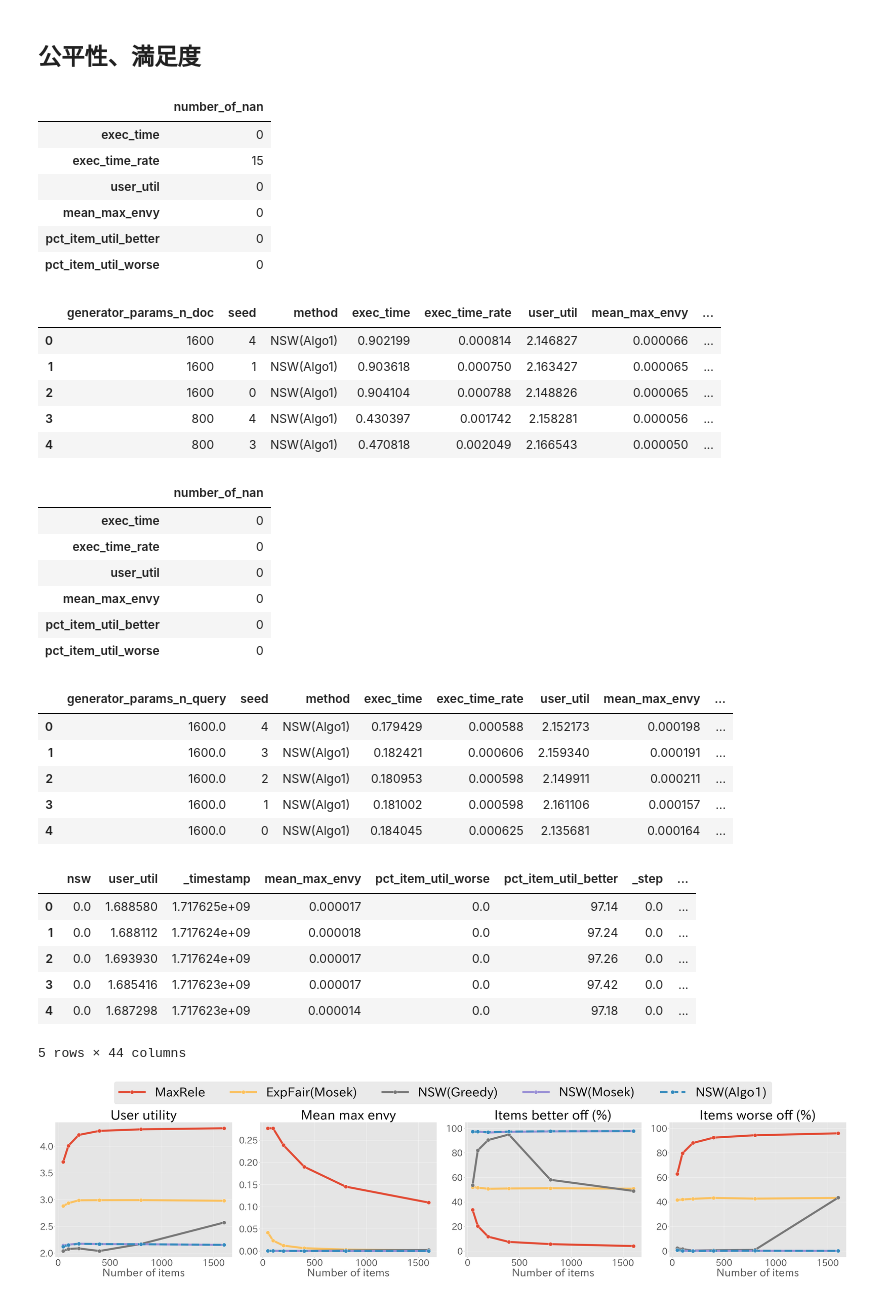
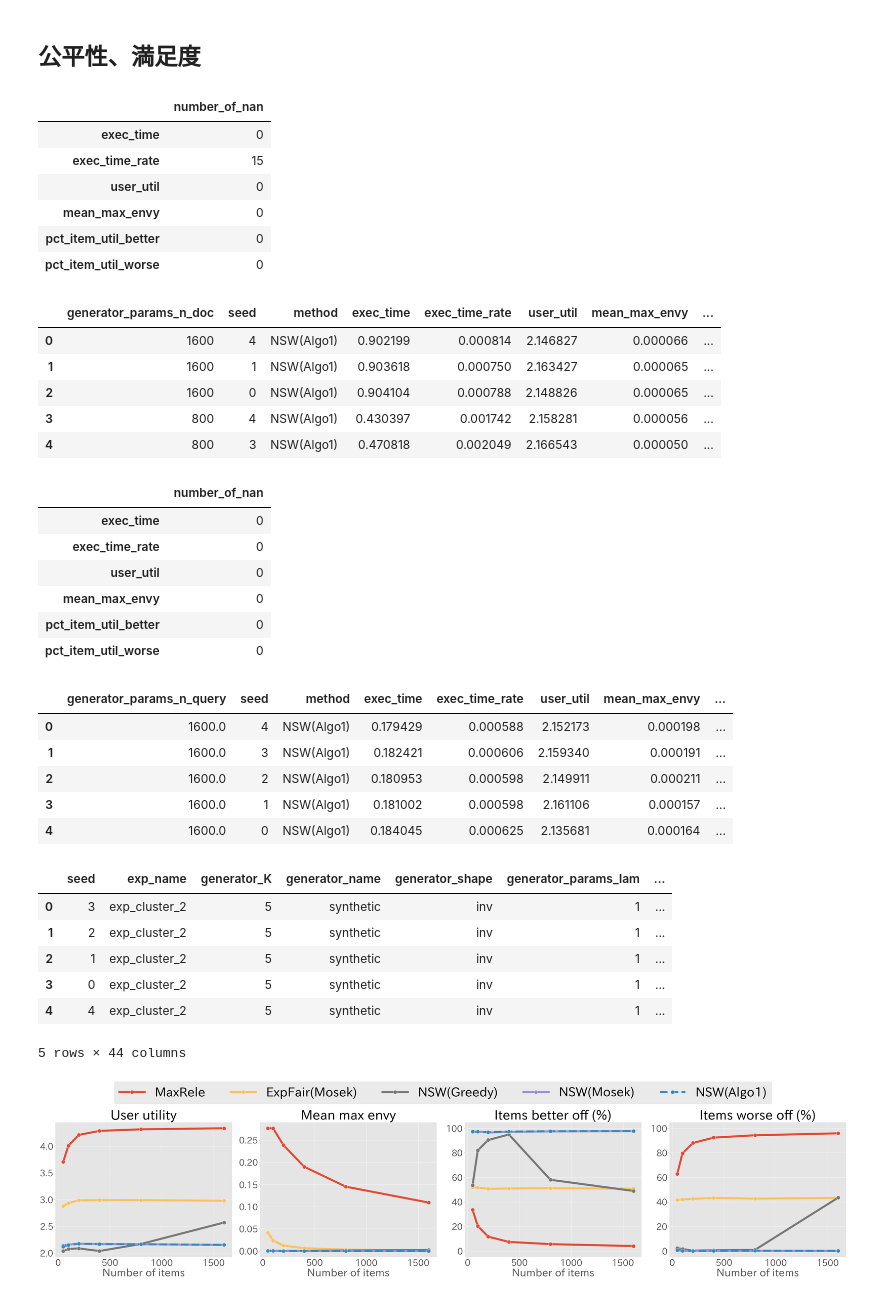
Before and after one commit to tubo213/nsw-with-optimal-transport, a Jupyter notebook: notebook/plot.ipynb, the cells around one changed output. Drawn from its saved outputs; the diff is of its cells as text; code cells hidden in the pictures.

```diff
--- a/notebook/plot.ipynb
+++ b/notebook/plot.ipynb
@@ -365,7 +365,7 @@ display(varying_user_size_result.head(5))
 # クラスタ数を変化させた場合
 varying_cluster_size_result = pd.read_csv(RESULT_PATH)
 varying_cluster_size_result = varying_cluster_size_result.query(
-    "exp_name == 'exp_cluster'"
+    "exp_name == 'exp_cluster_2'"
 ).reset_index(drop=True)
 varying_cluster_size_result["n_params"] = (
     100
@@ -380,39 +380,39 @@ varying_cluster_size_result["n_params"] = (
 )
 varying_cluster_size_result["method"] = "NSW(Algo1+GPU)"
 display(varying_cluster_size_result.head(5))
 # %% [output]
 |  | number_of_nan |
 | exec_time | 0 |
 | exec_time_rate | 15 |
 | user_util | 0 |
 | mean_max_envy | 0 |
 | pct_item_util_better | 0 |
 | pct_item_util_worse | 0 |
 |  | generator_params_n_doc | seed | method | exec_time | exec_time_rate | user_util | mean_max_envy | ... |
 | 0 | 1600 | 4 | NSW(Algo1) | 0.902199 | 0.000814 | 2.146827 | 0.000066 | ... |
 | 1 | 1600 | 1 | NSW(Algo1) | 0.903618 | 0.000750 | 2.163427 | 0.000065 | ... |
 | 2 | 1600 | 0 | NSW(Algo1) | 0.904104 | 0.000788 | 2.148826 | 0.000065 | ... |
 | 3 | 800 | 4 | NSW(Algo1) | 0.430397 | 0.001742 | 2.158281 | 0.000056 | ... |
 | 4 | 800 | 3 | NSW(Algo1) | 0.470818 | 0.002049 | 2.166543 | 0.000050 | ... |
 |  | number_of_nan |
 | exec_time | 0 |
 | exec_time_rate | 0 |
 | user_util | 0 |
 | mean_max_envy | 0 |
 | pct_item_util_better | 0 |
 | pct_item_util_worse | 0 |
 |  | generator_params_n_query | seed | method | exec_time | exec_time_rate | user_util | mean_max_envy | ... |
 | 0 | 1600.0 | 4 | NSW(Algo1) | 0.179429 | 0.000588 | 2.152173 | 0.000198 | ... |
 | 1 | 1600.0 | 3 | NSW(Algo1) | 0.182421 | 0.000606 | 2.159340 | 0.000191 | ... |
 | 2 | 1600.0 | 2 | NSW(Algo1) | 0.180953 | 0.000598 | 2.149911 | 0.000211 | ... |
 | 3 | 1600.0 | 1 | NSW(Algo1) | 0.181002 | 0.000598 | 2.161106 | 0.000157 | ... |
 | 4 | 1600.0 | 0 | NSW(Algo1) | 0.184045 | 0.000625 | 2.135681 | 0.000164 | ... |
-|  | nsw | user_util | _timestamp | mean_max_envy | pct_item_util_worse | pct_item_util_better | _step | ... |
-| 0 | 0.0 | 1.688580 | 1.717625e+09 | 0.000017 | 0.0 | 97.14 | 0.0 | ... |
-| 1 | 0.0 | 1.688112 | 1.717624e+09 | 0.000018 | 0.0 | 97.24 | 0.0 | ... |
-| 2 | 0.0 | 1.693930 | 1.717624e+09 | 0.000017 | 0.0 | 97.26 | 0.0 | ... |
-| 3 | 0.0 | 1.685416 | 1.717623e+09 | 0.000017 | 0.0 | 97.42 | 0.0 | ... |
-| 4 | 0.0 | 1.687298 | 1.717623e+09 | 0.000014 | 0.0 | 97.18 | 0.0 | ... |
+|  | seed | exp_name | generator_K | generator_name | generator_shape | generator_params_lam | ... |
+| 0 | 3 | exp_cluster_2 | 5 | synthetic | inv | 1 | ... |
+| 1 | 2 | exp_cluster_2 | 5 | synthetic | inv | 1 | ... |
+| 2 | 1 | exp_cluster_2 | 5 | synthetic | inv | 1 | ... |
+| 3 | 0 | exp_cluster_2 | 5 | synthetic | inv | 1 | ... |
+| 4 | 4 | exp_cluster_2 | 5 | synthetic | inv | 1 | ... |
 5 rows × 44 columns
 # %%
 plot_fairness_and_user_utils(
```
Also changed, not shown: parts of 2 cells of this notebook, 1 other file.
